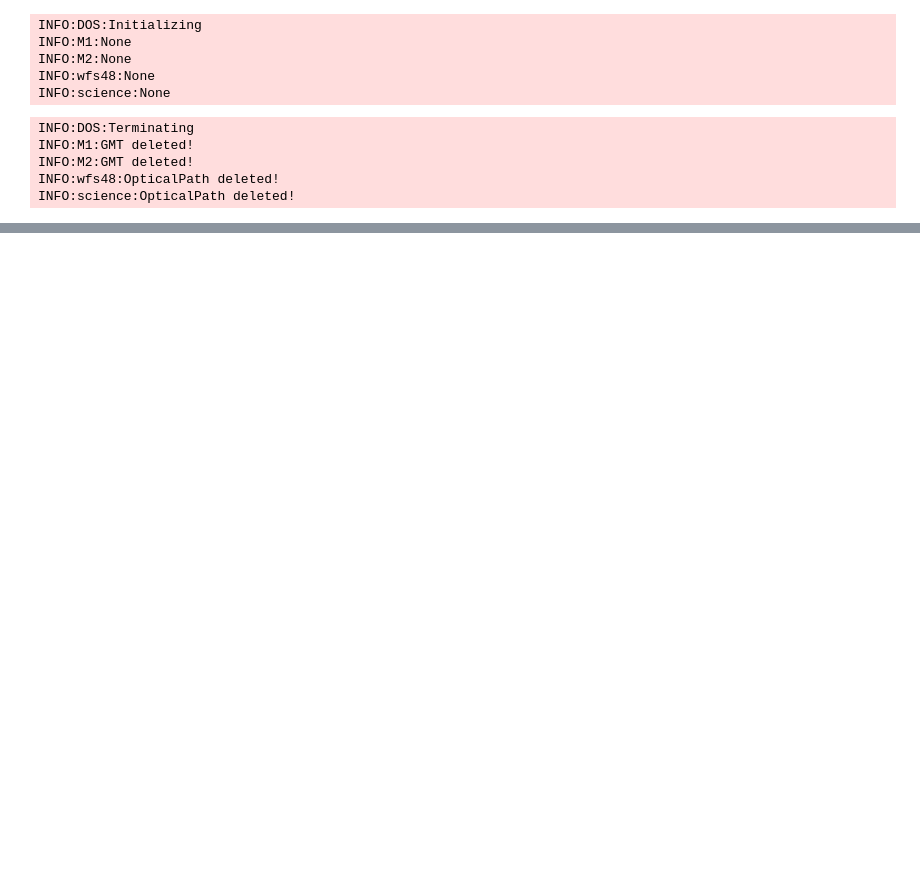
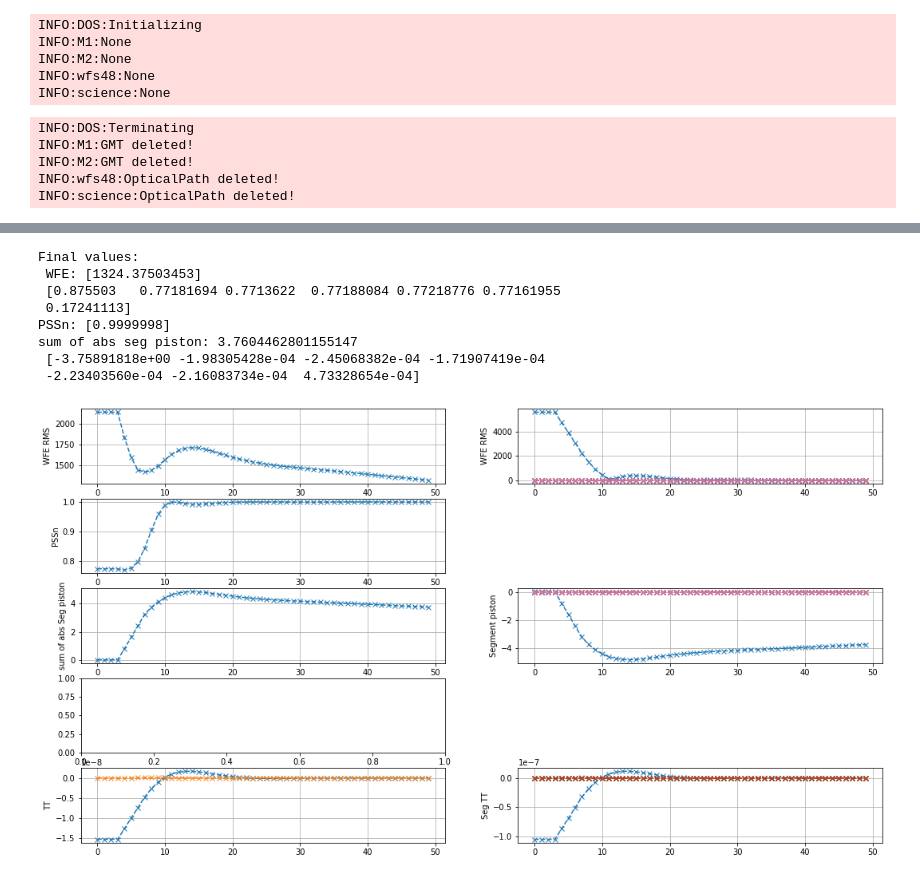
Before and after one commit to rconan/SIMCEO, a Jupyter notebook: shwfs.ipynb, the cells around one changed output, grey strips where cells are left out. Saved outputs shown, nothing was run; the diff lists cells and outputs as text; code cells hidden in the pictures; blank space fills up the shorter version.

```diff
--- a/shwfs.ipynb
+++ b/shwfs.ipynb
@@ -362,0 +300,12 @@ Text(0, 0.5, 'M1 BM control')
+# %%
+ptools.plot_science(sim.logs.entries['science'], m1EsDT=[])
+# %% [output]
+Final values:
+ WFE: [1324.37503453]
+ [0.875503   0.77181694 0.7713622  0.77188084 0.77218776 0.77161955
+ 0.17241113]
+PSSn: [0.9999998]
+sum of abs seg piston: 3.7604462801155147
+ [-3.75891818e+00 -1.98305428e-04 -2.45068382e-04 -1.71907419e-04
+ -2.23403560e-04 -2.16083734e-04  4.73328654e-04]
+[figure, added]
```
Also changed, not shown: parts of 44 cells of this notebook, 6 other files.
